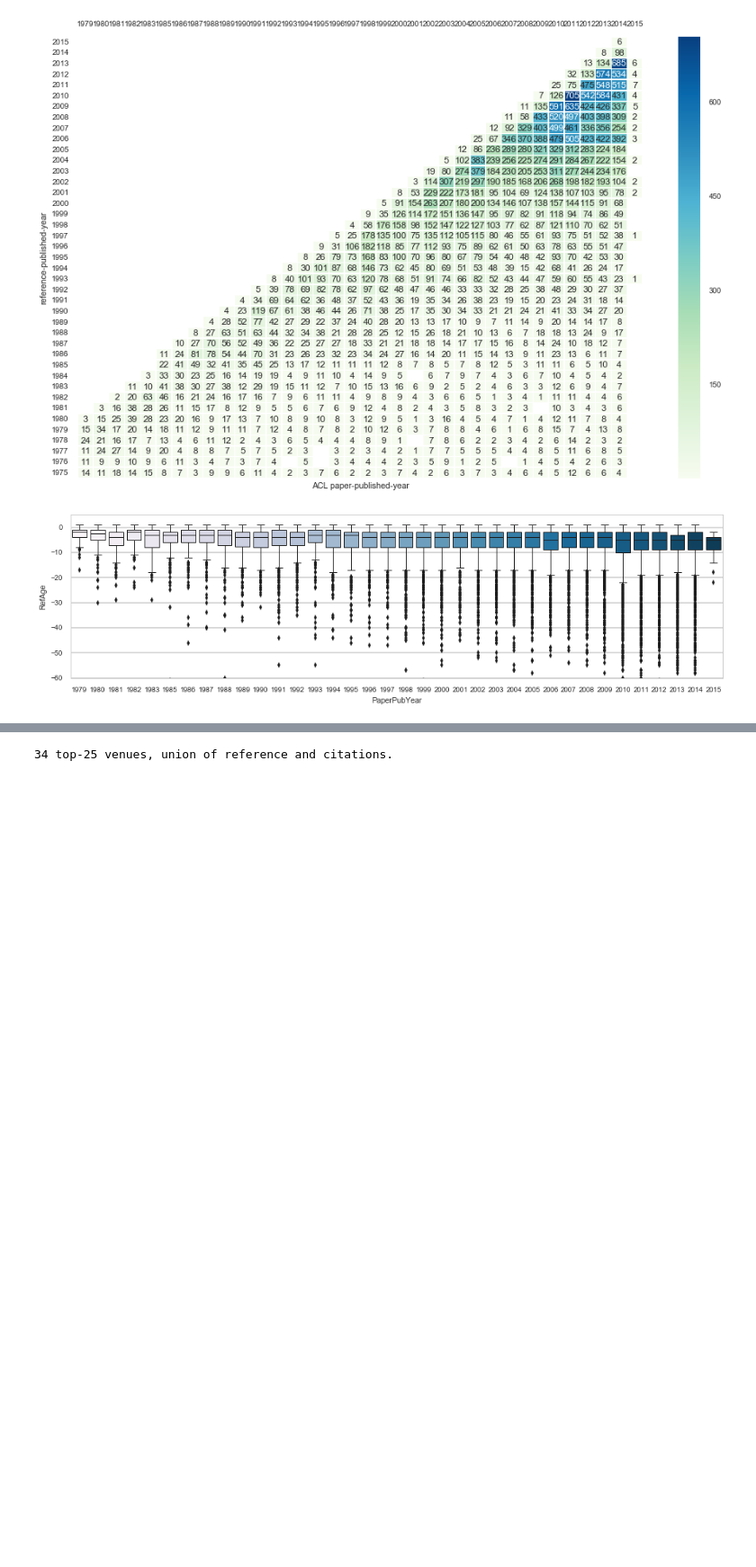
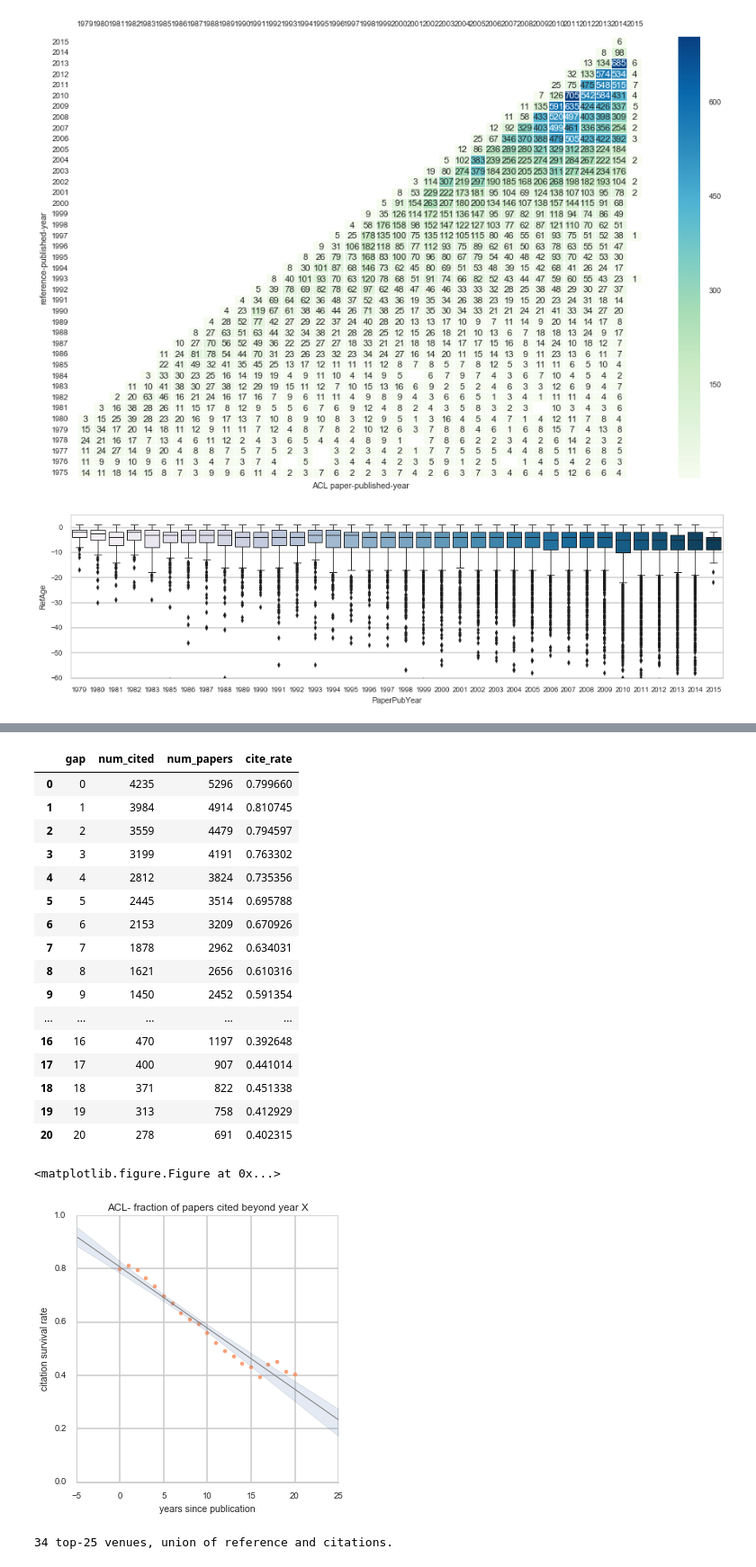
Before and after one commit to lexingxie/academic-graph, a Jupyter notebook: plot_conf_citations.ipynb, the cells around one changed output, grey strips where cells are left out. Shown at 90% size. Drawn from its saved outputs; the diff is of its cells as text; code cells hidden in the pictures; blank space fills up the shorter version.

```diff
--- a/plot_conf_citations.ipynb
+++ b/plot_conf_citations.ipynb
@@ -488,3 +470,57 @@ TypeError: ufunc 'isnan' not supported for the input types, and the inputs could
+# %%
+# try to produce the 'citation survival rate' figure
+max_gap = 21
+num_cited = [0.]*max_gap
+num_paper_norm = [0]*max_gap # num of papers published that could have the designated gap
+
+for pub_year, gf in grouped_cited: #grouped by ref pub_year
+    if pub_year in paper_years:
+        for gap in range(min(max_gap, max(paper_years)- pub_year)) :
+            from_year = pub_year + gap
+            #cur_cnt = cite_paper_count[pub_year].loc[from_year:].sum() # this is wrong
+            cur_cnt = len( gf[gf['PaperPubYear']>=from_year]['RefID'].unique() )
+            num_cited[gap] += cur_cnt
+            if cur_cnt>0:
+                num_paper_norm[gap] += paper_count[pub_year]
+            # code from Jacob
+            #num_cited[gap] += len(df[(df['to_year']==to_year) & (df['from_year']>from_year)]['to'].unique())
+            #num_papers[gap] += papers_per_year[to_year]
+
+df_survive = pd.DataFrame({'gap':range(max_gap),'num_papers':num_paper_norm,'num_cited':num_cited})
+df_survive['cite_rate'] = df_survive['num_cited']/df_survive['num_papers']
+
+plt.figure(figsize=(12, 6))
+ax = sns.lmplot(x='gap', y='cite_rate', data=df_survive,
+                line_kws={'c':'0.5', 'lw':1, 'ls':'solid'}, scatter_kws={'c':bar_colrs2[mdx]})
+ax.set_ylabels('citation survival rate')
+ax.set_xlabels('years since publication');
+yrstr = "({}-{})".format(paper_years[0], paper_years[-1])
+plt.title(conf + yrstr + ' fraction of papers cited beyond X years')
+plt.gca().set_ylim(0., 1.)
+
+plt.savefig(os.path.join(plot_dir, conf, conf+'_citation_survival.png'), transparent=True)
+
+df_survive
+# %% [output]
+|  | gap | num_cited | num_papers | cite_rate |
+| 0 | 0 | 4235 | 5296 | 0.799660 |
+| 1 | 1 | 3984 | 4914 | 0.810745 |
+| 2 | 2 | 3559 | 4479 | 0.794597 |
+| 3 | 3 | 3199 | 4191 | 0.763302 |
+| 4 | 4 | 2812 | 3824 | 0.735356 |
+| 5 | 5 | 2445 | 3514 | 0.695788 |
+| 6 | 6 | 2153 | 3209 | 0.670926 |
+| 7 | 7 | 1878 | 2962 | 0.634031 |
+| 8 | 8 | 1621 | 2656 | 0.610316 |
+| 9 | 9 | 1450 | 2452 | 0.591354 |
+| ... | ... | ... | ... | ... |
+| 16 | 16 | 470 | 1197 | 0.392648 |
+| 17 | 17 | 400 | 907 | 0.441014 |
+| 18 | 18 | 371 | 822 | 0.451338 |
+| 19 | 19 | 313 | 758 | 0.412929 |
+| 20 | 20 | 278 | 691 | 0.402315 |
+<matplotlib.figure.Figure at 0x...>
+[figure, added]
 # %%
 """ refs and citation data frames
 PaperID     RefID  PaperPubYear  PaperConfID  RefPubYear RefVenueID
```
Also changed, not shown: parts of 5 cells of this notebook, 2 other files.
